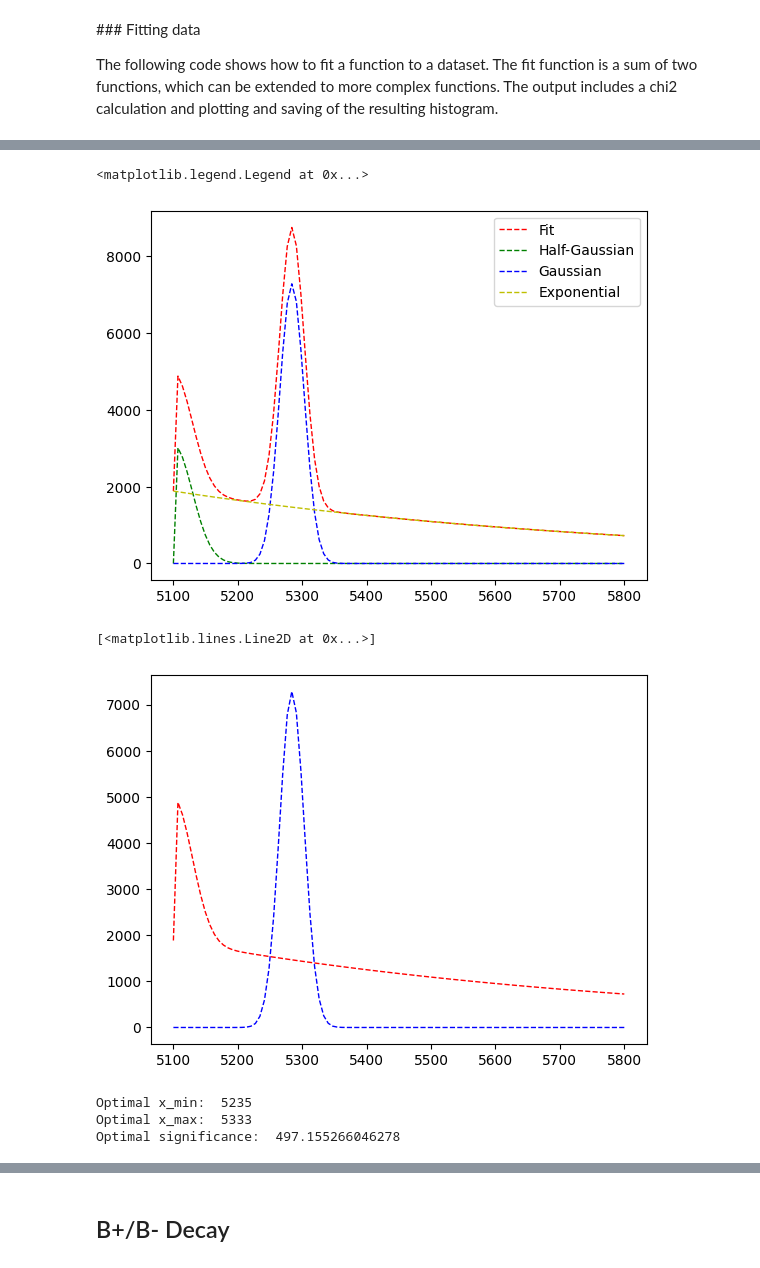
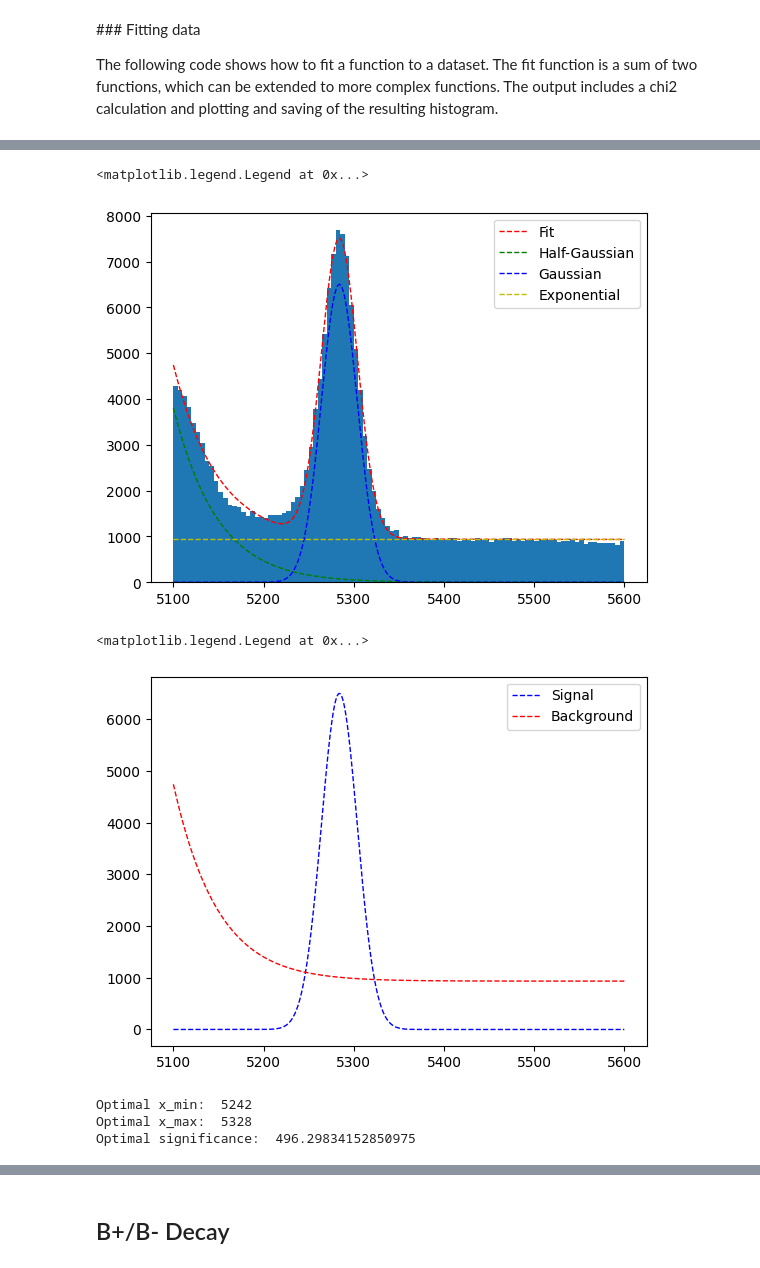
Before and after one commit to aavashsubedi/labs_yr3, a Jupyter notebook: matter_antimatter/aavash.ipynb, the cells around one changed output, grey strips where cells are left out. Drawn from its saved outputs; the diff is of its cells as text; code cells hidden in the pictures.

```diff
--- a/matter_antimatter/aavash.ipynb
+++ b/matter_antimatter/aavash.ipynb
@@ -280,7 +270,9 @@ Background:  (100,)
 # %% [markdown]
 Invariant Mass for a simulated dataset
 # %%
-invariant_mass_numpy = np.genfromtxt('/workspaces/labs_yr3/inv_mass.csv', delimiter=',')
-#plt.hist(invariant_mass_numpy, bins=100,  histtype='step', label='Invariant Mass');
-#plt.axvline(5279, color='r', linestyle='dashed', linewidth=1);
-#values, bins, patches = plt.hist(invariant_mass_array, bins=100,  histtype='step', label='Invariant Mass');
+invariant_mass_numpy = np.genfromtxt('/workspaces/labs_yr3/matter_antimatter/data/inv_mass _second.csv', delimiter=',')
+x_data = np.linspace(5100, 5600, 1000)
+
+plt.hist(invariant_mass_numpy, bins=100,  histtype='step', label='Invariant Mass');
+plt.axvline(5279, color='r', linestyle='dashed', linewidth=1);
+values, bins, patches = plt.hist(invariant_mass_numpy, bins=100,  histtype='step', label='Invariant Mass');
@@ -288,19 +282,3 @@ invariant_mass_numpy = np.genfromtxt('/workspaces/labs_yr3/inv_mass.csv', delimi
 ### Fitting data
 
 The following code shows how to fit a function to a dataset. The fit function is a sum of two functions, which can be extended to more complex functions. The output includes a chi2 calculation and plotting and saving of the resulting histogram.
-# %%
-BIN_NUM = 100
-np.random.seed(42)
-
-def get_bins(data, values):
-    bin_centers = [(a+b)/2 for a,b in zip(data[0:-1],data[1:]) ]
-    return bin_centers
-
-x_data = np.linspace(5100, 5800, 100)
-invariant_mass_numpy = np.array(invariant_mass_numpy)
-invariant_mass_numpy = np.where((
-    invariant_mass_numpy > 5100) & (
-    invariant_mass_numpy < 5700), invariant_mass_numpy, np.nan)
-
-print(invariant_mass_numpy)
-values, bins, patches = plt.hist(invariant_mass_numpy, bins=BIN_NUM)
@@ -310,0 +324,6 @@ values, bins, patches = plt.hist(invariant_mass_numpy, bins=BIN_NUM)
+# %%
+invariant_mass_numpy = np.where((
+        invariant_mass_numpy > 5100) & (
+        invariant_mass_numpy < 5600), invariant_mass_numpy, np.nan)
+plt.hist(invariant_mass_numpy, bins=100,  histtype='step', label='Invariant Mass');
+values, bins, patches = plt.hist(invariant_mass_numpy, bins=100,  histtype='step', label='Invariant Mass');
@@ -364,23 +386,24 @@ y_data = fit_func_half(x_data, popt[0], popt[1], popt[2],
 # %%
 y_plot_1 = half_gaussian(x_data, popt[0], popt[1], popt[2])
 y_plot_2 = gaussian(x_data, popt[3], popt[4], popt[5])
 y_plot_3 = exponential(x_data, popt[6], popt[7], popt[8])
 
-#plt.hist(invariant_mass_numpy, bins=BIN_NUM)
+plt.hist(invariant_mass_numpy, bins=BIN_NUM)
 plt.plot(x_data, y_data, color='r', linestyle='dashed', linewidth=1, label='Fit')
 plt.plot(x_data, y_plot_1, color='g', linestyle='dashed', linewidth=1, label='Half-Gaussian')
 plt.plot(x_data, y_plot_2, color='b', linestyle='dashed', linewidth=1, label='Gaussian')
 plt.plot(x_data, y_plot_3, color='y', linestyle='dashed', linewidth=1, label='Exponential')
 plt.legend()
 # %% [output]
 <matplotlib.legend.Legend at 0x...>
-[figure, old version]
+[figure, new version]
 # %%
-plt.plot(x_data, y_plot_2, color='b', linestyle='dashed', linewidth=1, label='Gaussian')
-plt.plot(x_data, y_data-y_plot_2, color='r', linestyle='dashed', linewidth=1, label='Residuals')
+plt.plot(x_data, y_plot_2, color='b', linestyle='dashed', linewidth=1, label='Signal')
+plt.plot(x_data, y_data-y_plot_2, color='r', linestyle='dashed', linewidth=1, label='Background')
+plt.legend()
 # %% [output]
-[<matplotlib.lines.Line2D at 0x...>]
+<matplotlib.legend.Legend at 0x...>
-[figure, old version]
+[figure, new version]
 # %%
 #numerically integrate the signal using the x_data
 #and the y_data from the fit
@@ -388,6 +411,13 @@ signal_integral = np.trapz(y_data, x_data)
 # %%
 signal = y_plot_2
 background = y_data - signal
+def clean_data(y_data, y_other):
+
+    for y_indivual in y_other:
+        y_data = y_data - y_indivual
+
+    return y_data
+
 def significance_calc(signal, background, x_data_subsection):
     # find the area under the signal curve
     signal_integral = np.trapz(signal, x_data_subsection)
@@ -441,9 +471,9 @@ print("Optimal x_min: ", x_min_opt)
 print("Optimal x_max: ", x_max_opt)
 print("Optimal significance: ", best_significance)
 # %% [output]
-Optimal x_min:  5235
-Optimal x_max:  5333
-Optimal significance:  497.155266046278
+Optimal x_min:  5242
+Optimal x_max:  5328
+Optimal significance:  496.29834152850975
 # %%
 arg_min = np.argmax(x_data > x_min_opt)
 arg_max = print(np.argmin(x_data < x_max_opt))
```
Also changed, not shown: parts of 33 cells of this notebook, 2 other files.
